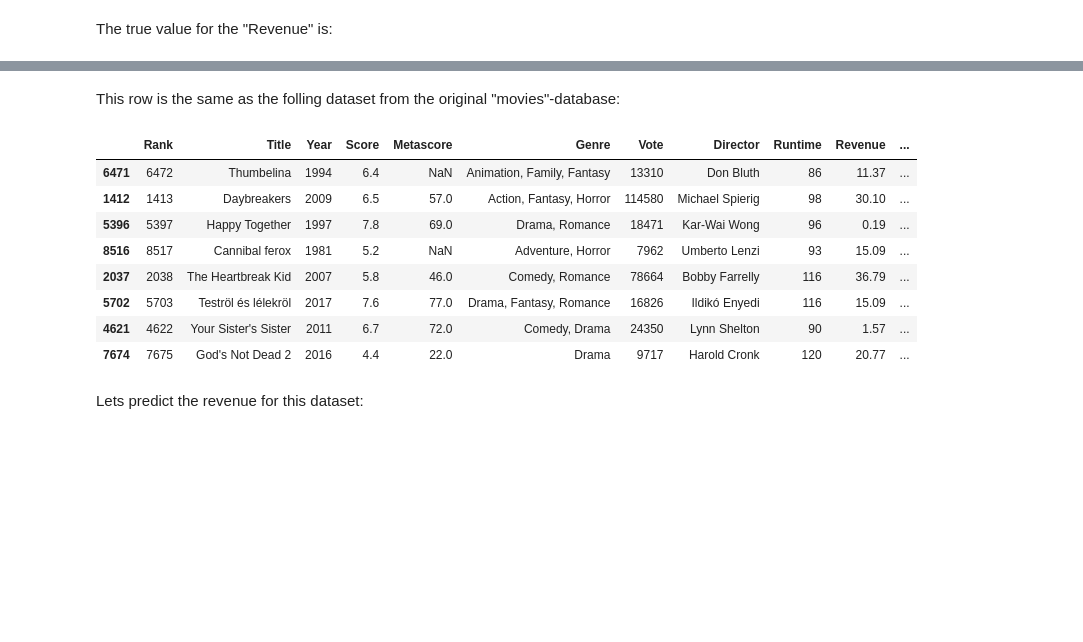
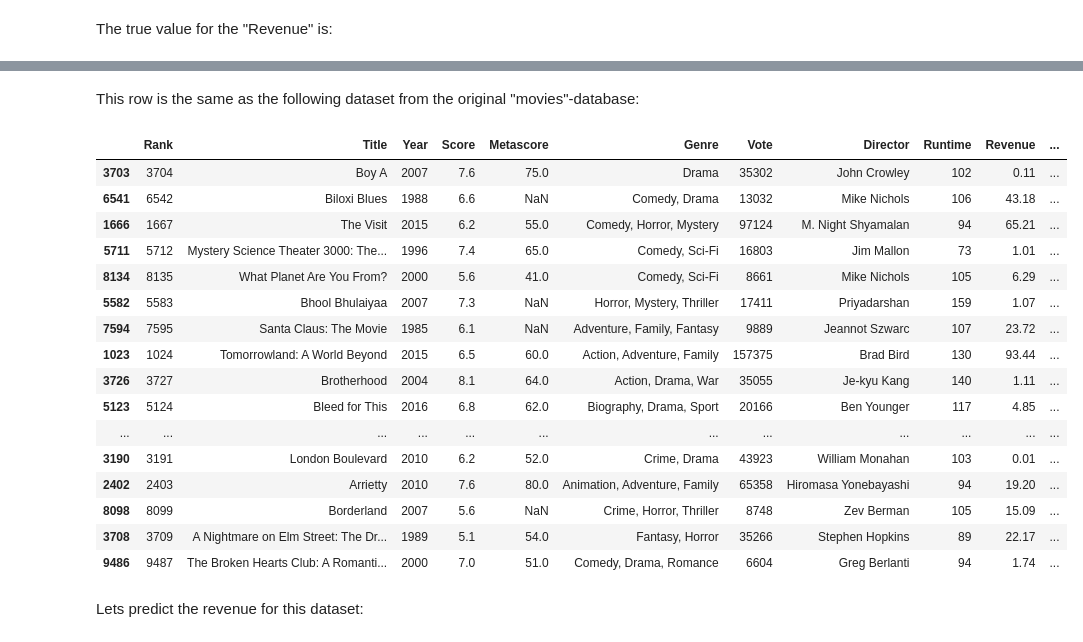
Before and after one commit to AndreasTraut/Machine-Learning-with-Python, a Jupyter notebook: Movies Machine Learning.ipynb, the cells around one changed output, grey strips where cells are left out. Cells and saved outputs as stored; diff of their text form; code cells hidden in the pictures; blank space fills up the shorter version.

```diff
--- a/Movies Machine Learning.ipynb
+++ b/Movies Machine Learning.ipynb
@@ -586,8 +594,8 @@ Standard deviation: 9.139449959207342
 # %% [markdown]
 We take on arbitrary row in the testing dataset "movies_test". Take for example row number 322:
 # %%
-some_data = movies_test.iloc[322:330]
-some_data_label = movies_test_labels.iloc[322:330]
+some_data = movies_test.iloc[0:20]
+some_data_label = movies_test_labels.iloc[0:20]
 # %%
 some_data
 # %% [output]
@@ -618,19 +642,27 @@ some_data_label
 Name: Revenue, dtype: float64
 # %% [markdown]
-This row is the same as the folling dataset from the original "movies"-database:
+This row is the same as the following dataset from the original "movies"-database:
 # %%
-some_movies = movies.iloc[some_data.index[0:10]]
+some_movies = movies.iloc[some_data.index[0:len(some_data)]]
 some_movies
 # %% [output]
 |  | Rank | Title | Year | Score | Metascore | Genre | Vote | Director | Runtime | Revenue | ... |
-| 6471 | 6472 | Thumbelina | 1994 | 6.4 | NaN | Animation, Family, Fantasy | 13310 | Don Bluth | 86 | 11.37 | ... |
-| 1412 | 1413 | Daybreakers | 2009 | 6.5 | 57.0 | Action, Fantasy, Horror | 114580 | Michael Spierig | 98 | 30.10 | ... |
-| 5396 | 5397 | Happy Together | 1997 | 7.8 | 69.0 | Drama, Romance | 18471 | Kar-Wai Wong | 96 | 0.19 | ... |
-| 8516 | 8517 | Cannibal ferox | 1981 | 5.2 | NaN | Adventure, Horror | 7962 | Umberto Lenzi | 93 | 15.09 | ... |
-| 2037 | 2038 | The Heartbreak Kid | 2007 | 5.8 | 46.0 | Comedy, Romance | 78664 | Bobby Farrelly | 116 | 36.79 | ... |
-| 5702 | 5703 | Teströl és lélekröl | 2017 | 7.6 | 77.0 | Drama, Fantasy, Romance | 16826 | Ildikó Enyedi | 116 | 15.09 | ... |
-| 4621 | 4622 | Your Sister's Sister | 2011 | 6.7 | 72.0 | Comedy, Drama | 24350 | Lynn Shelton | 90 | 1.57 | ... |
-| 7674 | 7675 | God's Not Dead 2 | 2016 | 4.4 | 22.0 | Drama | 9717 | Harold Cronk | 120 | 20.77 | ... |
+| 3703 | 3704 | Boy A | 2007 | 7.6 | 75.0 | Drama | 35302 | John Crowley | 102 | 0.11 | ... |
+| 6541 | 6542 | Biloxi Blues | 1988 | 6.6 | NaN | Comedy, Drama | 13032 | Mike Nichols | 106 | 43.18 | ... |
+| 1666 | 1667 | The Visit | 2015 | 6.2 | 55.0 | Comedy, Horror, Mystery | 97124 | M. Night Shyamalan | 94 | 65.21 | ... |
+| 5711 | 5712 | Mystery Science Theater 3000: The... | 1996 | 7.4 | 65.0 | Comedy, Sci-Fi | 16803 | Jim Mallon | 73 | 1.01 | ... |
+| 8134 | 8135 | What Planet Are You From? | 2000 | 5.6 | 41.0 | Comedy, Sci-Fi | 8661 | Mike Nichols | 105 | 6.29 | ... |
+| 5582 | 5583 | Bhool Bhulaiyaa | 2007 | 7.3 | NaN | Horror, Mystery, Thriller | 17411 | Priyadarshan | 159 | 1.07 | ... |
+| 7594 | 7595 | Santa Claus: The Movie | 1985 | 6.1 | NaN | Adventure, Family, Fantasy | 9889 | Jeannot Szwarc | 107 | 23.72 | ... |
+| 1023 | 1024 | Tomorrowland: A World Beyond | 2015 | 6.5 | 60.0 | Action, Adventure, Family | 157375 | Brad Bird | 130 | 93.44 | ... |
+| 3726 | 3727 | Brotherhood | 2004 | 8.1 | 64.0 | Action, Drama, War | 35055 | Je-kyu Kang | 140 | 1.11 | ... |
+| 5123 | 5124 | Bleed for This | 2016 | 6.8 | 62.0 | Biography, Drama, Sport | 20166 | Ben Younger | 117 | 4.85 | ... |
+| ... | ... | ... | ... | ... | ... | ... | ... | ... | ... | ... | ... |
+| 3190 | 3191 | London Boulevard | 2010 | 6.2 | 52.0 | Crime, Drama | 43923 | William Monahan | 103 | 0.01 | ... |
+| 2402 | 2403 | Arrietty | 2010 | 7.6 | 80.0 | Animation, Adventure, Family | 65358 | Hiromasa Yonebayashi | 94 | 19.20 | ... |
+| 8098 | 8099 | Borderland | 2007 | 5.6 | NaN | Crime, Horror, Thriller | 8748 | Zev Berman | 105 | 15.09 | ... |
+| 3708 | 3709 | A Nightmare on Elm Street: The Dr... | 1989 | 5.1 | 54.0 | Fantasy, Horror | 35266 | Stephen Hopkins | 89 | 22.17 | ... |
+| 9486 | 9487 | The Broken Hearts Club: A Romanti... | 2000 | 7.0 | 51.0 | Comedy, Drama, Romance | 6604 | Greg Berlanti | 94 | 1.74 | ... |
 # %% [markdown]
 Lets predict the revenue for this dataset:
 # %%
```
Also changed, not shown: parts of 37 cells of this notebook.
